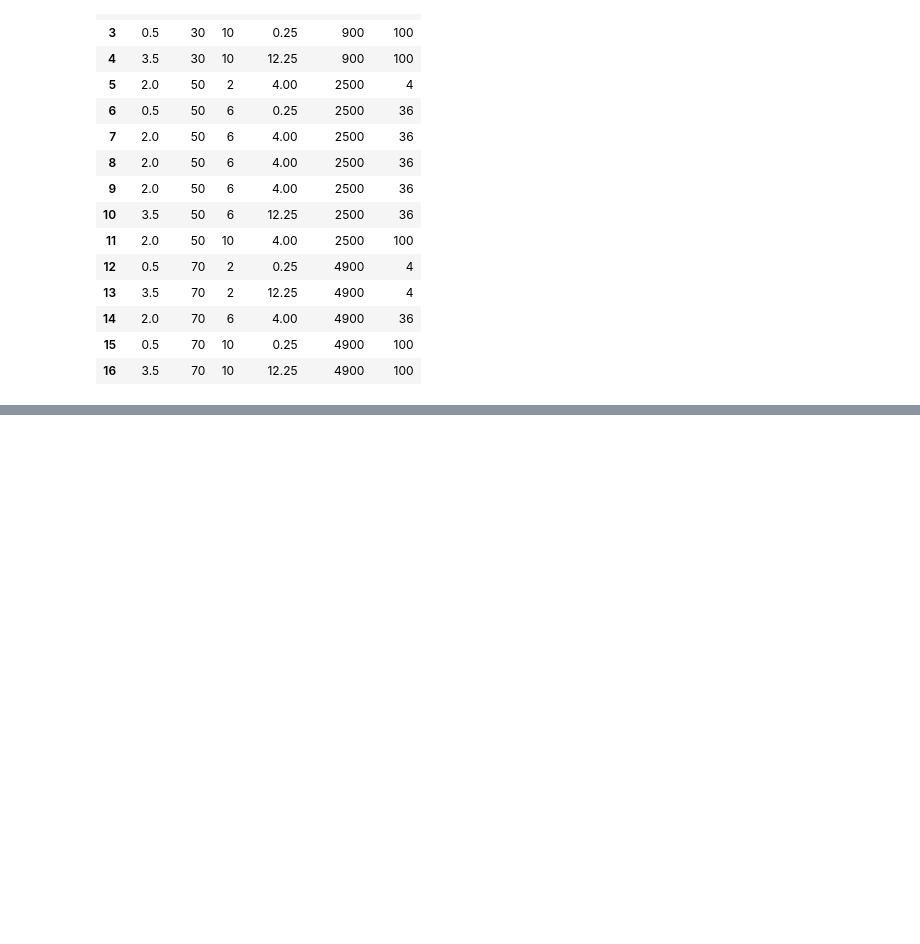
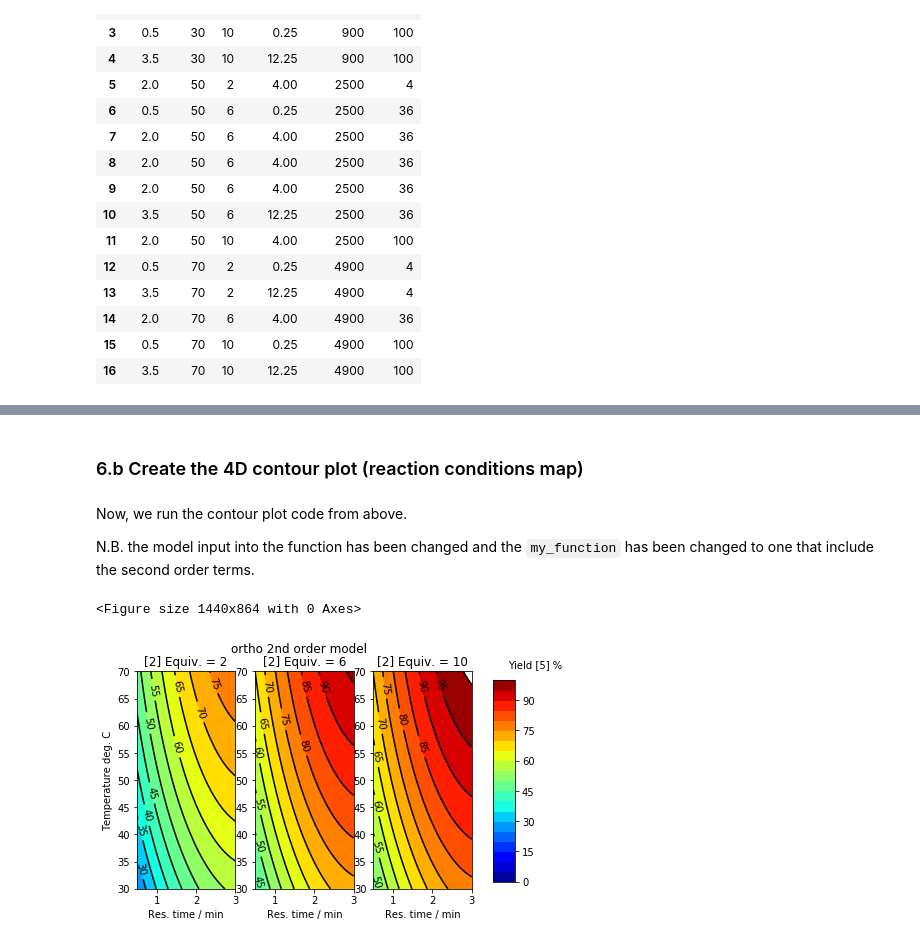
Before and after one commit to ellagale/doenut, a Jupyter notebook: 3rd Year Lab Design of Experiments for Flow Chemistry.ipynb, the cells around one changed output, grey strips where cells are left out. Saved outputs shown, nothing was run; the diff lists cells and outputs as text; code cells hidden in the pictures; blank space fills up the shorter version.

```diff
--- a/3rd Year Lab Design of Experiments for Flow Chemistry.ipynb
+++ b/3rd Year Lab Design of Experiments for Flow Chemistry.ipynb
@@ -405,7 +546,7 @@ inputs['Eq**2']= inputs['Eq']*inputs['Eq'] # does Eq*Eq
 
 # This is needed to create the 4D contour plots
 # it just tells the function that we have squared terms
-def my_function(df_1):
+def my_function_second_order(df_1):
     df_1['Time**2'] = df_1['Time']*df_1['Time']
     df_1['Temp**2'] = df_1['Temp']*df_1['Temp']
     df_1['Eq**2'] = df_1['Eq']*df_1['Eq']
@@ -992,0 +616,28 @@ doenut.four_D_contour_plot(
+# %% [markdown]
+### 6.b Create the 4D contour plot (reaction conditions map)
+# %% [markdown]
+Now, we run the contour plot code from above.
+
+N.B. the model input into the function has been changed and the `my_function` has been changed to one that include the second order terms.
+# %%
+ortho_result = doenut.four_D_contour_plot(
+    unscaled_model=second_order_ortho_model,
+    x_key='Time',
+    y_key='Temp',
+    c_key='Eq',
+    x_limits=[0.5,3.0],
+    y_limits=[30,70],
+    constants=[2,6,10],
+    n_points=60,
+    my_function=my_function_second_order,
+    fig_label='ortho 2nd order model',
+    x_label='Res. time / min',
+    y_label='Temperature deg. C',
+    constant_label='[2] Equiv.',
+    z_label = 'Yield [5] %',
+    cmap='jet',
+    num_of_z_levels=21,
+    z_limits=[0,100])
+# %% [output]
+<Figure size 1440x864 with 0 Axes>
+[figure, added]
```
Also changed, not shown: parts of 89 cells of this notebook, 2 other files.
